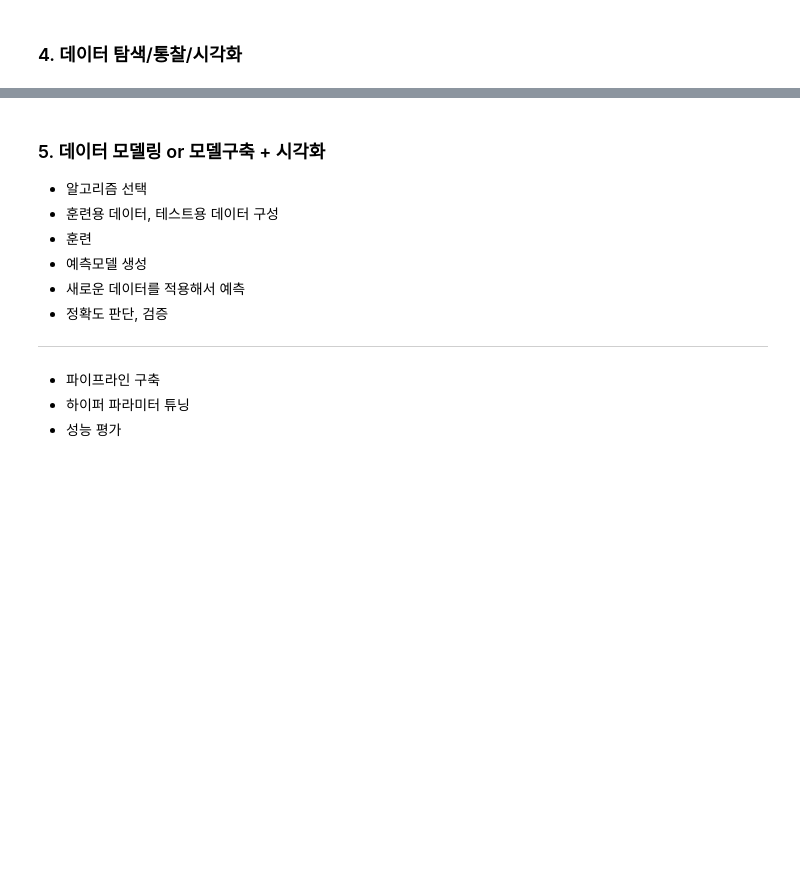
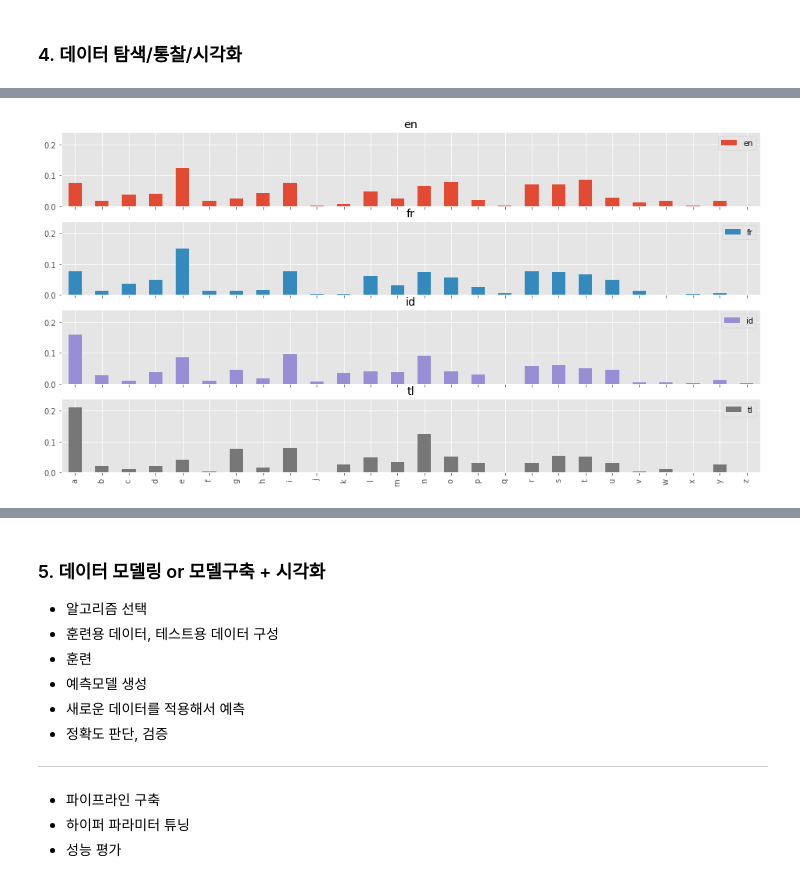
Before and after one commit to yeonkyungJoo/py_projects, a Jupyter notebook: ml/basic/머신러닝을 이용한 알파벳기반 언어자동판독 서비스.ipynb, the cells around one changed output, grey strips where cells are left out. Drawn from its saved outputs; the diff is of its cells as text; code cells hidden in the pictures; blank space fills up the shorter version.

```diff
--- a/ml/basic/머신러닝을 이용한 알파벳기반 언어자동판독 서비스.ipynb
+++ b/ml/basic/머신러닝을 이용한 알파벳기반 언어자동판독 서비스.ipynb
@@ -185,0 +270,4 @@ with open( '../data/lang_label_freq.json', 'w', encoding='utf-8' ) as f :
+# %%
+# df_label의 컬럼명을 0 → 'label'로 수정
+df_label.columns = ['label']
+df_label.head(2)
@@ -185,0 +289,4 @@ with open( '../data/lang_label_freq.json', 'w', encoding='utf-8' ) as f :
+# %%
+# 병합 2 : merge()
+df_tmp = pd.merge(df_freq, df_label, left_index=True, right_index=True)
+df_tmp.shape
@@ -185,0 +301,5 @@ with open( '../data/lang_label_freq.json', 'w', encoding='utf-8' ) as f :
+# %%
+# df_tmp의 컬럼명 0-25를 a-z로 대체
+# a,b,c ... z, label
+df_tmp.columns = list(ascii_lowercase) + [df_tmp.columns[-1]]
+df_tmp.columns
@@ -185,0 +317,8 @@ with open( '../data/lang_label_freq.json', 'w', encoding='utf-8' ) as f :
+# %%
+# 알파벳을 인덱스로, 국가를 컬럼으로 배치
+# 빈도수 평균 (국가별로)
+# df_tmp_pv
+# df_tmp_pv = df_tmp.pivot_table(columns = df_tmp.label)
+df_tmp_pv = pd.pivot_table(df_tmp,
+                           columns = df_tmp['label'])
+df_tmp_pv.head(5)
@@ -185,0 +332,10 @@ with open( '../data/lang_label_freq.json', 'w', encoding='utf-8' ) as f :
+# %%
+# 막대 그래프로 비교
+plt.style.use('ggplot')
+# y축 단위를 통일시키기 위해 ylim 사용
+df_tmp_pv.plot(kind = 'bar', subplots = True, figsize=(16, 8), ylim=(0, 0.24) )
+# 차트 저장
+plt.savefig('../data/national_frequency.png')
+plt.show()
+# %% [output]
+[figure, added]
```
Also changed, not shown: parts of 34 cells of this notebook, 10 other files.
